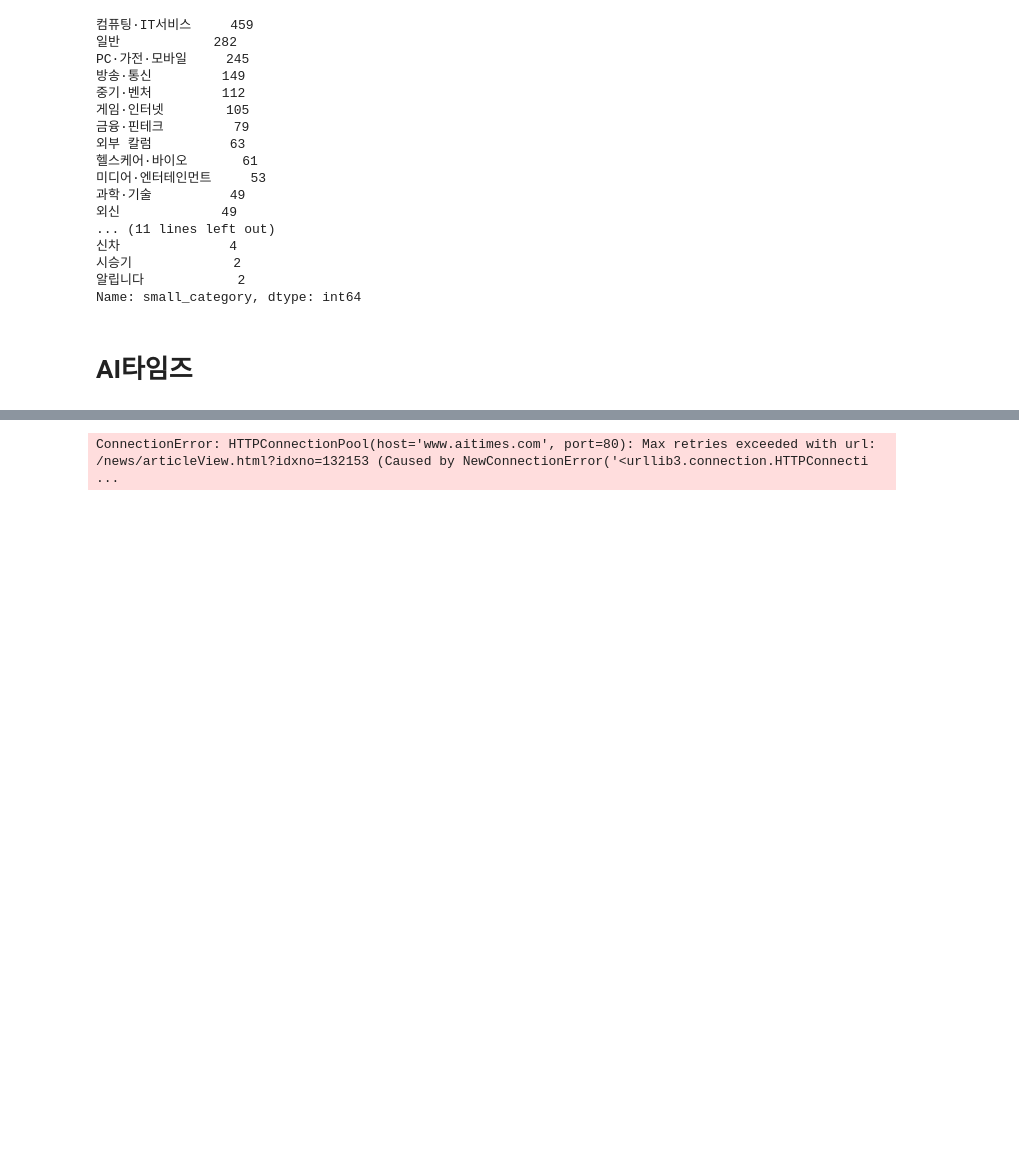
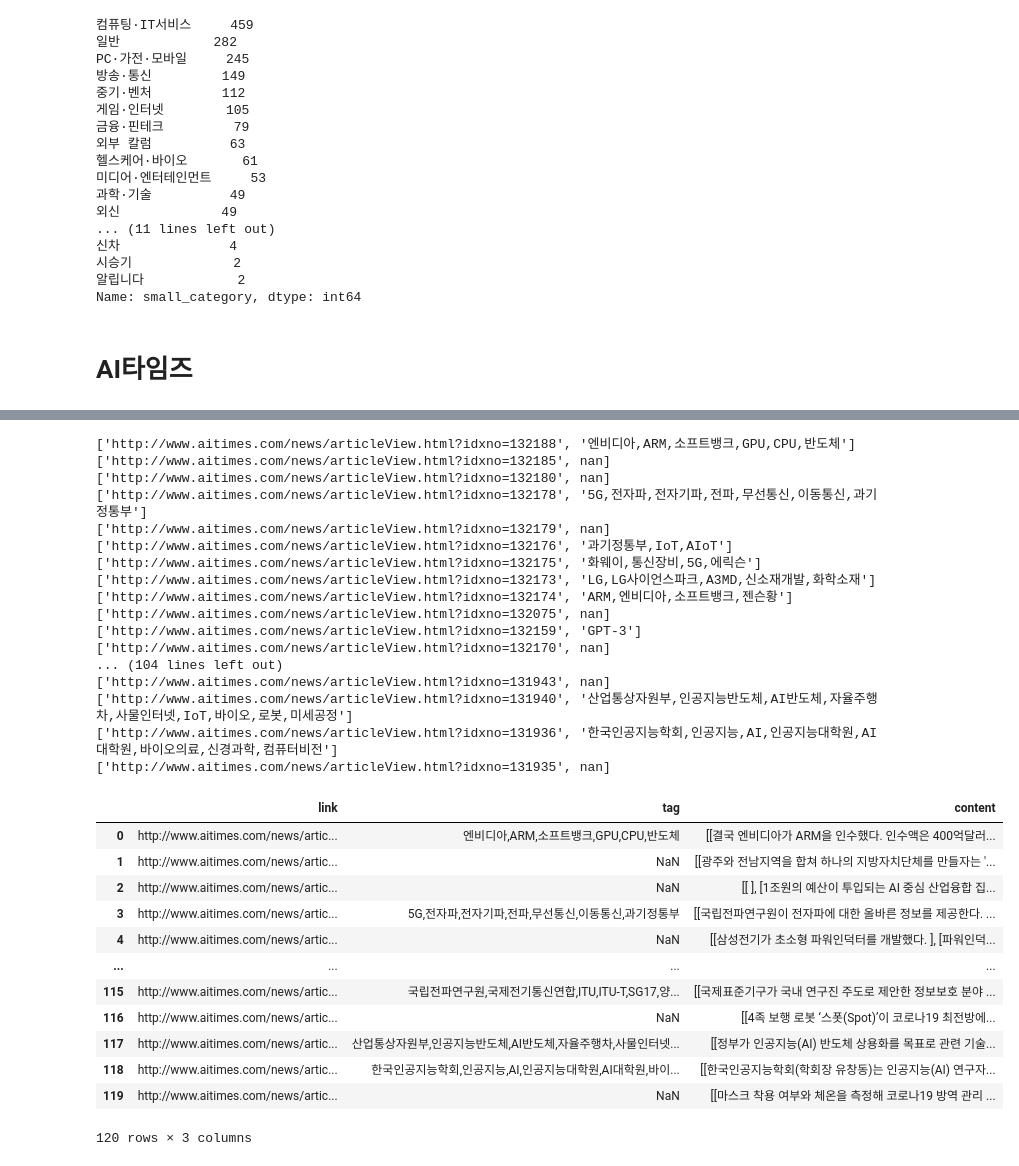
Before and after one commit to 5ohyun/Scraping, a Jupyter notebook: ITnews_scrap.ipynb, the cells around one changed output, grey strips where cells are left out. Saved outputs shown, nothing was run; the diff lists cells and outputs as text; code cells hidden in the pictures; blank space fills up the shorter version.

```diff
--- a/ITnews_scrap.ipynb
+++ b/ITnews_scrap.ipynb
@@ -116,7 +135,9 @@ for i in range(1,7): #8이상 페이지 로드 불가 120개
         title_one=title[one].get_text()
         link_one=href_link[one]['href']#.get_text())
         href_link_one = 'http://www.aitimes.com'+link_one
-    tag = soup.head.find("meta", {"name":"news_keywords"}).get('content')
+        big_category_one = big_category[one].get_text()
+        date1= date[one].get_text()
+        date_one=date1.split(' | ')[1]
         times_news_list.append([href_link_one, title_one, date_one, big_category_one])
 # %%
 times=pd.DataFrame(times_news_list,columns = ['link','title','date','big_category'])
@@ -127,18 +180,50 @@ times.to_csv('AItimes_list.csv',index=False)
 # %%
 times_content = []
 
 for link in times.link :
-    response = requests.get(link,timeout=(30, 60),verify=False)
+    response = requests.get(link)
     soup = BeautifulSoup(response.text, 'html.parser')
     try : tag = soup.head.find("meta", {"name":"news_keywords"}).get('content')
     except AttributeError :
         tag = np.nan
-    times_content.append([link,tag])
+    content =soup.select('#article-view-content-div > p')
+    # rand_value = random.randint(40, 80)
+    time.sleep(50)
+    times_content.append([link,tag,content])
+    content = pd.DataFrame(times_content, columns=['link','tag','content'])
+    # content.to_csv('times_content.csv',index=False)
+    print([link,tag])
 
-times_content
-
-#132160
-#132153
+content #132160 #132153
 # %% [output]
-ConnectionError: HTTPConnectionPool(host='www.aitimes.com', port=80): Max retries exceeded with url: /news/articleView.html?idxno=132153 (Caused by NewConnectionError('<urllib3.connection.HTTPConnecti ...
+['http://www.aitimes.com/news/articleView.html?idxno=132188', '엔비디아,ARM,소프트뱅크,GPU,CPU,반도체']
+['http://www.aitimes.com/news/articleView.html?idxno=132185', nan]
+['http://www.aitimes.com/news/articleView.html?idxno=132180', nan]
+['http://www.aitimes.com/news/articleView.html?idxno=132178', '5G,전자파,전자기파,전파,무선통신,이동통신,과기정통부']
+['http://www.aitimes.com/news/articleView.html?idxno=132179', nan]
+['http://www.aitimes.com/news/articleView.html?idxno=132176', '과기정통부,IoT,AIoT']
+['http://www.aitimes.com/news/articleView.html?idxno=132175', '화웨이,통신장비,5G,에릭슨']
+['http://www.aitimes.com/news/articleView.html?idxno=132173', 'LG,LG사이언스파크,A3MD,신소재개발,화학소재']
+['http://www.aitimes.com/news/articleView.html?idxno=132174', 'ARM,엔비디아,소프트뱅크,젠슨황']
+['http://www.aitimes.com/news/articleView.html?idxno=132075', nan]
+['http://www.aitimes.com/news/articleView.html?idxno=132159', 'GPT-3']
+['http://www.aitimes.com/news/articleView.html?idxno=132170', nan]
+... (104 lines left out)
+['http://www.aitimes.com/news/articleView.html?idxno=131943', nan]
+['http://www.aitimes.com/news/articleView.html?idxno=131940', '산업통상자원부,인공지능반도체,AI반도체,자율주행차,사물인터넷,IoT,바이오,로봇,미세공정']
+['http://www.aitimes.com/news/articleView.html?idxno=131936', '한국인공지능학회,인공지능,AI,인공지능대학원,AI대학원,바이오의료,신경과학,컴퓨터비전']
+['http://www.aitimes.com/news/articleView.html?idxno=131935', nan]
+|  | link | tag | content |
+| 0 | http://www.aitimes.com/news/artic... | 엔비디아,ARM,소프트뱅크,GPU,CPU,반도체 | [[결국 엔비디아가 ARM을 인수했다. 인수액은 400억달러... |
+| 1 | http://www.aitimes.com/news/artic... | NaN | [[광주와 전남지역을 합쳐 하나의 지방자치단체를 만들자는 '... |
+| 2 | http://www.aitimes.com/news/artic... | NaN | [[ ], [1조원의 예산이 투입되는 AI 중심 산업융합 집... |
+| 3 | http://www.aitimes.com/news/artic... | 5G,전자파,전자기파,전파,무선통신,이동통신,과기정통부 | [[국립전파연구원이 전자파에 대한 올바른 정보를 제공한다. ... |
+| 4 | http://www.aitimes.com/news/artic... | NaN | [[삼성전기가 초소형 파워인덕터를 개발했다. ], [파워인덕... |
+| ... | ... | ... | ... |
+| 115 | http://www.aitimes.com/news/artic... | 국립전파연구원,국제전기통신연합,ITU,ITU-T,SG17,양... | [[국제표준기구가 국내 연구진 주도로 제안한 정보보호 분야 ... |
+| 116 | http://www.aitimes.com/news/artic... | NaN | [[4족 보행 로봇 ‘스폿(Spot)’이 코로나19 최전방에... |
+| 117 | http://www.aitimes.com/news/artic... | 산업통상자원부,인공지능반도체,AI반도체,자율주행차,사물인터넷... | [[정부가 인공지능(AI) 반도체 상용화를 목표로 관련 기술... |
+| 118 | http://www.aitimes.com/news/artic... | 한국인공지능학회,인공지능,AI,인공지능대학원,AI대학원,바이... | [[한국인공지능학회(학회장 유창동)는 인공지능(AI) 연구자... |
+| 119 | http://www.aitimes.com/news/artic... | NaN | [[마스크 착용 여부와 체온을 측정해 코로나19 방역 관리 ... |
+120 rows × 3 columns
 # %%
```
Also changed, not shown: parts of 10 cells of this notebook, 3 other files.
